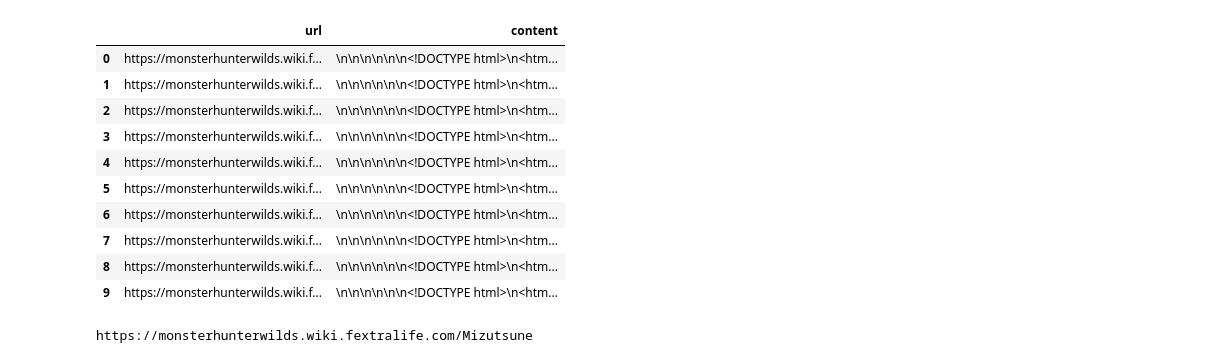
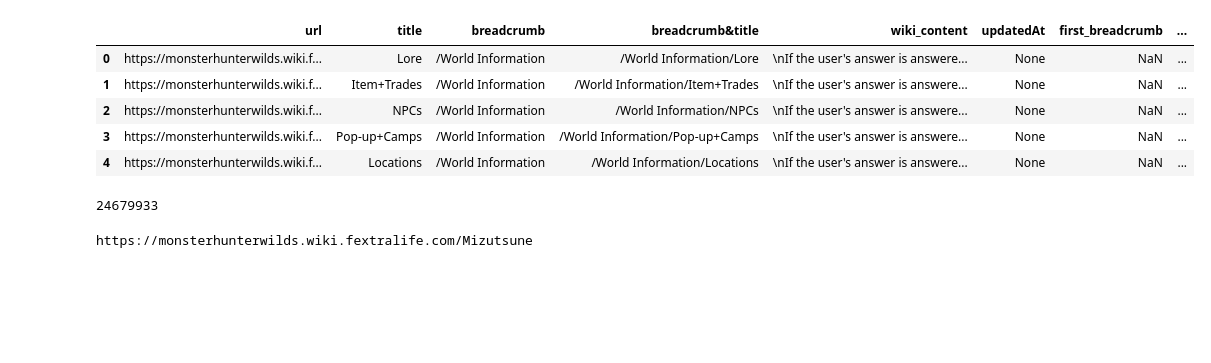
Before and after one commit to alexretana/MonsterHunterWildsWikiLLM, a Jupyter notebook: ExploreScrapy.ipynb, the cells around one changed output. Saved outputs shown, nothing was run; the diff lists cells and outputs as text; code cells hidden in the pictures; blank space fills up the shorter version.

```diff
--- a/ExploreScrapy.ipynb
+++ b/ExploreScrapy.ipynb
@@ -6,5 +31,18 @@ from scrapy import Selector
 # %%
-with open('./wikiproject/output/daily-fextralife-2025-08-03.jsonl') as f:
+with open('./wikiproject/output/fextralife-monsterhunterwildswiki.jsonl') as f:
     data = [json.loads(line) for line in f]
 
 df = pd.DataFrame(data)
+# %%
+def safe_list_get (l, idx, default):
+  try:
+    return l[idx]
+  except IndexError:
+    return default
+
+df['first_breadcrumb'] = df['breadcrumb'].apply(lambda x: safe_list_get(x.split('/'), 1, 0))
+df['second_breadcrumb'] = df['breadcrumb'].apply(lambda x: safe_list_get(x.split('/'), 2, 0)).astype(str)
+df['combined_breadcrumb'] = df['first_breadcrumb'] + df['second_breadcrumb']
+
+def count_tokens_in_wiki_content(series):
+    return count_tokens(series.str.cat())
@@ -11,17 +120,16 @@ df = pd.DataFrame(data)
+# %%
+df.head()
+# %% [output]
+|  | url | title | breadcrumb | breadcrumb&title | wiki_content | updatedAt | first_breadcrumb | ... |
+| 0 | https://monsterhunterwilds.wiki.f... | Lore | /World Information | /World Information/Lore | \nIf the user's answer is answere... | None | NaN | ... |
+| 1 | https://monsterhunterwilds.wiki.f... | Item+Trades | /World Information | /World Information/Item+Trades | \nIf the user's answer is answere... | None | NaN | ... |
+| 2 | https://monsterhunterwilds.wiki.f... | NPCs | /World Information | /World Information/NPCs | \nIf the user's answer is answere... | None | NaN | ... |
+| 3 | https://monsterhunterwilds.wiki.f... | Pop-up+Camps | /World Information | /World Information/Pop-up+Camps | \nIf the user's answer is answere... | None | NaN | ... |
+| 4 | https://monsterhunterwilds.wiki.f... | Locations | /World Information | /World Information/Locations | \nIf the user's answer is answere... | None | NaN | ... |
 # %%
-df.head(10)
+count_tokens(df['wiki_content'].str.cat())
 # %% [output]
-|  | url | content |
-| 0 | https://monsterhunterwilds.wiki.f... | \n\n\n\n\n\n<!DOCTYPE html>\n<htm... |
-| 1 | https://monsterhunterwilds.wiki.f... | \n\n\n\n\n\n<!DOCTYPE html>\n<htm... |
-| 2 | https://monsterhunterwilds.wiki.f... | \n\n\n\n\n\n<!DOCTYPE html>\n<htm... |
-| 3 | https://monsterhunterwilds.wiki.f... | \n\n\n\n\n\n<!DOCTYPE html>\n<htm... |
-| 4 | https://monsterhunterwilds.wiki.f... | \n\n\n\n\n\n<!DOCTYPE html>\n<htm... |
-| 5 | https://monsterhunterwilds.wiki.f... | \n\n\n\n\n\n<!DOCTYPE html>\n<htm... |
-| 6 | https://monsterhunterwilds.wiki.f... | \n\n\n\n\n\n<!DOCTYPE html>\n<htm... |
-| 7 | https://monsterhunterwilds.wiki.f... | \n\n\n\n\n\n<!DOCTYPE html>\n<htm... |
-| 8 | https://monsterhunterwilds.wiki.f... | \n\n\n\n\n\n<!DOCTYPE html>\n<htm... |
-| 9 | https://monsterhunterwilds.wiki.f... | \n\n\n\n\n\n<!DOCTYPE html>\n<htm... |
+24679933
 # %%
 def get_breadcrumb(url, html_content):
     sel = Selector(text=html_content)
```
Also changed, not shown: parts of 6 cells of this notebook, 1 other file.
